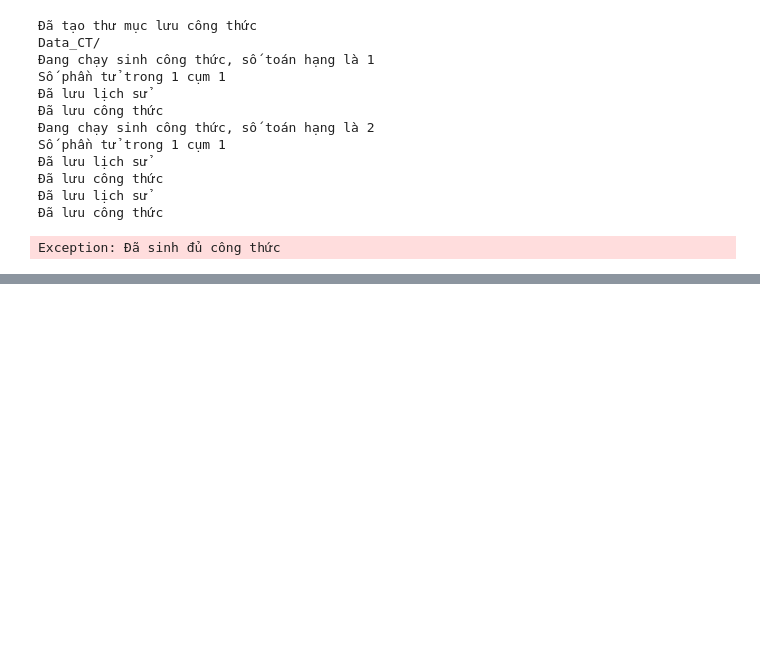
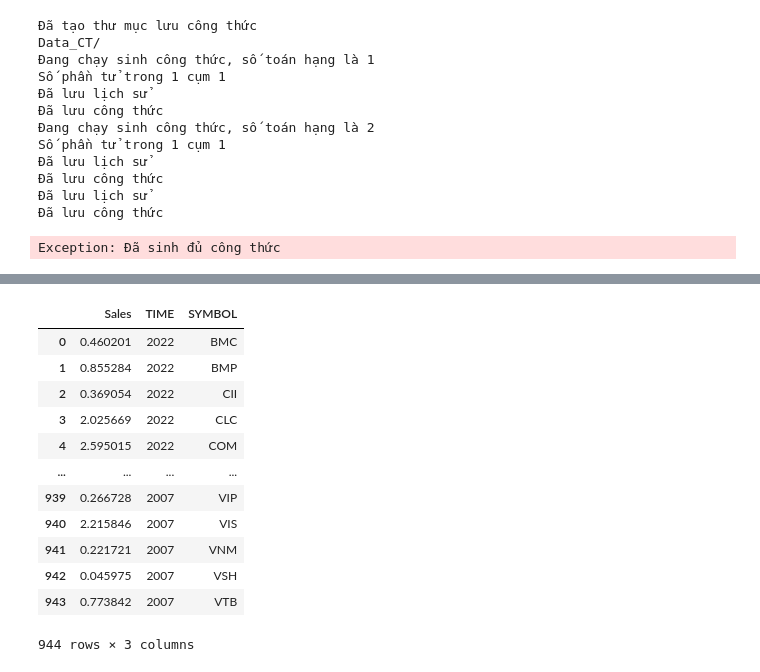
Before and after one commit to khanhha1005/TestFinanceFormula, a Jupyter notebook: Phương_Pháp_test.ipynb, the cells around one changed output, grey strips where cells are left out. Saved outputs shown, nothing was run; the diff lists cells and outputs as text; code cells hidden in the pictures; blank space fills up the shorter version.

```diff
--- a/Phương_Pháp_test.ipynb
+++ b/Phương_Pháp_test.ipynb
@@ -286,0 +277,17 @@ Exception: Đã sinh đủ công thức
+# %%
+# print sales columns
+filtered_data[['Sales','TIME','SYMBOL']]
+# %% [output]
+|  | Sales | TIME | SYMBOL |
+| 0 | 0.460201 | 2022 | BMC |
+| 1 | 0.855284 | 2022 | BMP |
+| 2 | 0.369054 | 2022 | CII |
+| 3 | 2.025669 | 2022 | CLC |
+| 4 | 2.595015 | 2022 | COM |
+| ... | ... | ... | ... |
+| 939 | 0.266728 | 2007 | VIP |
+| 940 | 2.215846 | 2007 | VIS |
+| 941 | 0.221721 | 2007 | VNM |
+| 942 | 0.045975 | 2007 | VSH |
+| 943 | 0.773842 | 2007 | VTB |
+944 rows × 3 columns
```
Also changed, not shown: parts of 4 cells of this notebook.
